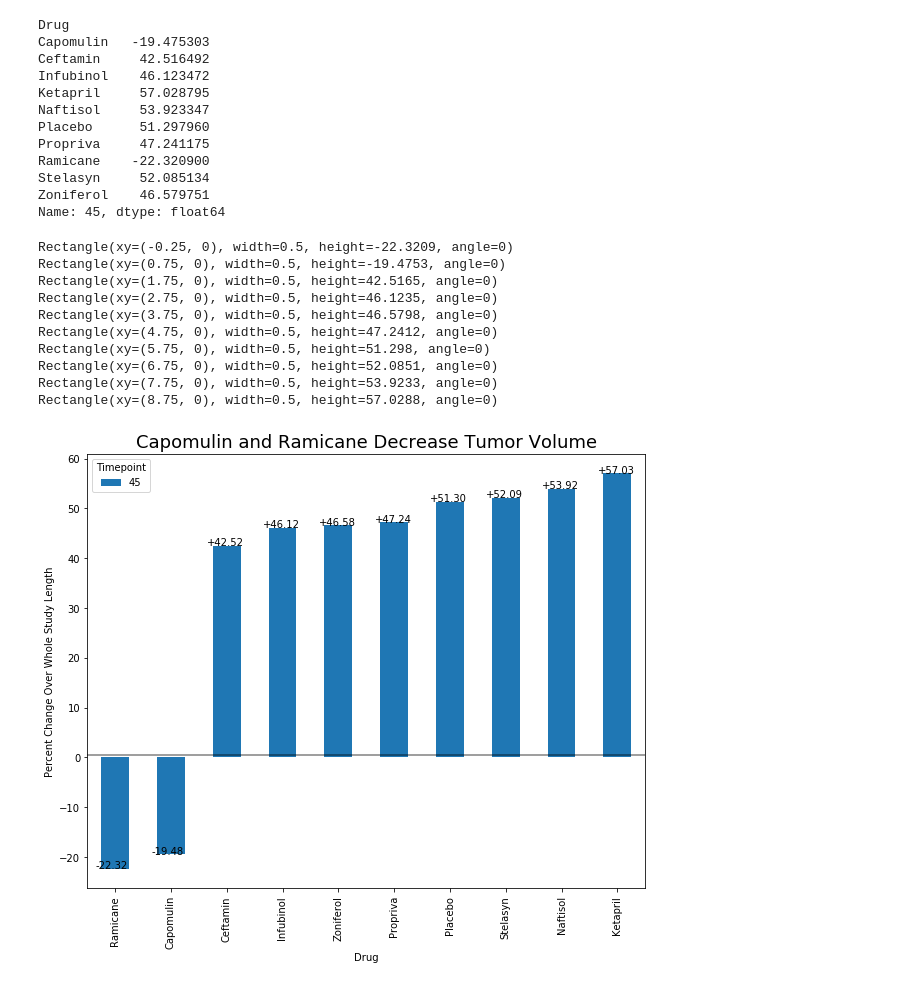
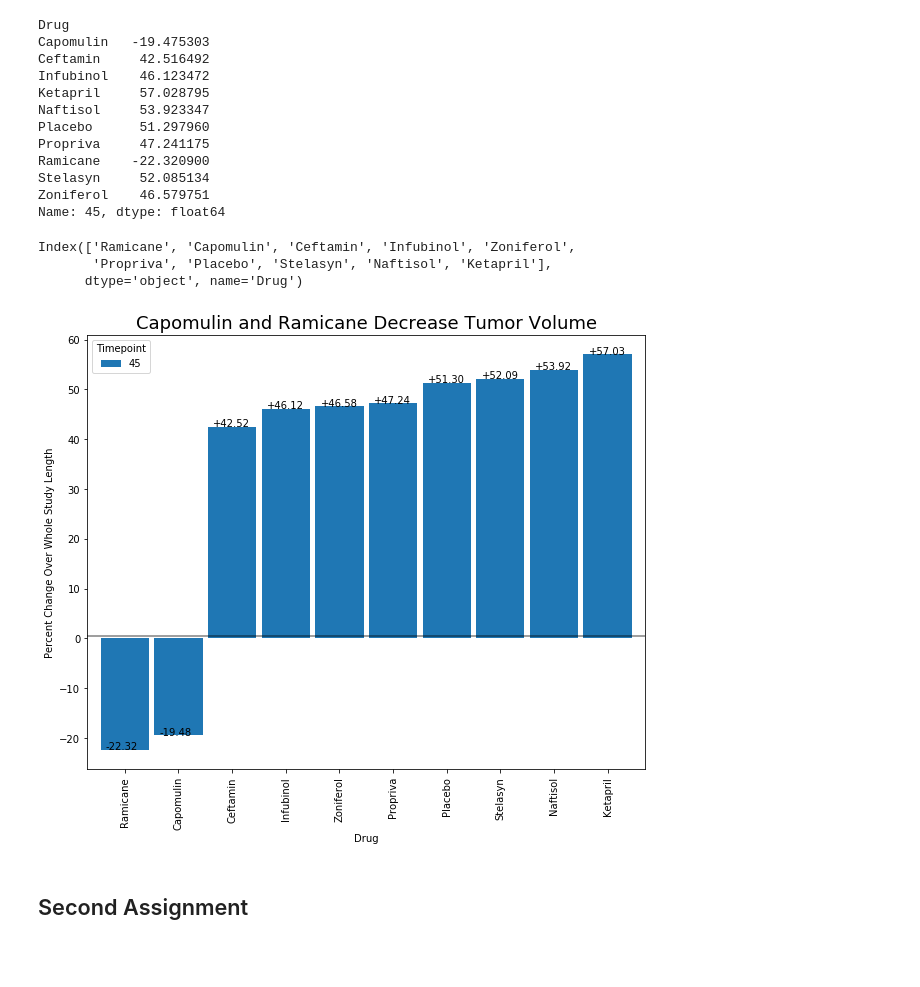
Before and after one commit to mrichtmyer/matplotlib-HW, a Jupyter notebook: pymaceuticals_starter.ipynb, the cells around one changed output. Drawn from its saved outputs; the diff is of its cells as text; code cells hidden in the pictures; blank space fills up the shorter version.

```diff
--- a/pymaceuticals_starter.ipynb
+++ b/pymaceuticals_starter.ipynb
@@ -262,36 +266,39 @@ Ramicane    -22.320900
 Stelasyn     52.085134
 Zoniferol    46.579751
 Name: 45, dtype: float64
+# %%
+pct_change.index
+# %% [output]
+Index(['Ramicane', 'Capomulin', 'Ceftamin', 'Infubinol', 'Zoniferol',
+       'Propriva', 'Placebo', 'Stelasyn', 'Naftisol', 'Ketapril'],
+      dtype='object', name='Drug')
 # %%
 # Store all Relevant Percent Changes into a Tuple
-
 pct_change = pct_change.sort_values(by=[45],ascending=True)
 
-ax = pct_change.plot(kind="bar",legend=True,figsize=(10,8))
+ax = pct_change.plot(kind="bar",legend=True,figsize=(10,8),width=0.9)
+#ax = plt.bar(pct_change.index,pct_change[45].values,width=0.9,color=colors)
+plt.xticks(rotation='vertical')
 
 plt.ylabel("Percent Change Over Whole Study Length")
 plt.title("Capomulin and Ramicane Decrease Tumor Volume",fontsize=18)
 
 plt.axhline(y=0.5, color='k', linestyle='-',alpha=0.5)
 
 
 # nifty way to annotate graph with positive and negative values. tweak offset parameters to look good
 # https://stackoverflow.com/questions/25447700/annotate-bars-with-values-on-pandas-bar-plots
 x_offset = -0.35
 y_offset = 0.02
 for p in ax.patches:
     b = p.get_bbox()
     val = "{:+.2f}".format(b.y1 + b.y0)
     ax.annotate(val, ((b.x0 + b.x1)/2 + x_offset, b.y1 + y_offset))
+
+
+
+plt.savefig("Percent Change.png")
 # %% [output]
-Rectangle(xy=(-0.25, 0), width=0.5, height=-22.3209, angle=0)
-Rectangle(xy=(0.75, 0), width=0.5, height=-19.4753, angle=0)
-Rectangle(xy=(1.75, 0), width=0.5, height=42.5165, angle=0)
-Rectangle(xy=(2.75, 0), width=0.5, height=46.1235, angle=0)
-Rectangle(xy=(3.75, 0), width=0.5, height=46.5798, angle=0)
-Rectangle(xy=(4.75, 0), width=0.5, height=47.2412, angle=0)
-Rectangle(xy=(5.75, 0), width=0.5, height=51.298, angle=0)
-Rectangle(xy=(6.75, 0), width=0.5, height=52.0851, angle=0)
-Rectangle(xy=(7.75, 0), width=0.5, height=53.9233, angle=0)
-Rectangle(xy=(8.75, 0), width=0.5, height=57.0288, angle=0)
-[figure, old version]
+[figure, new version]
+# %% [markdown]
+## Second Assignment
```
Also changed, not shown: parts of 14 cells of this notebook.
